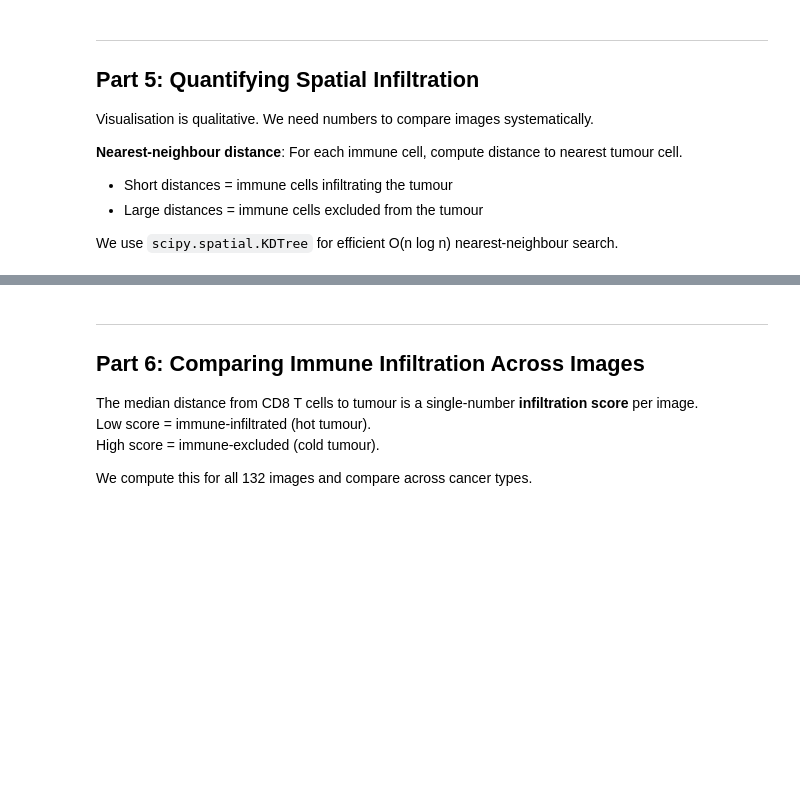
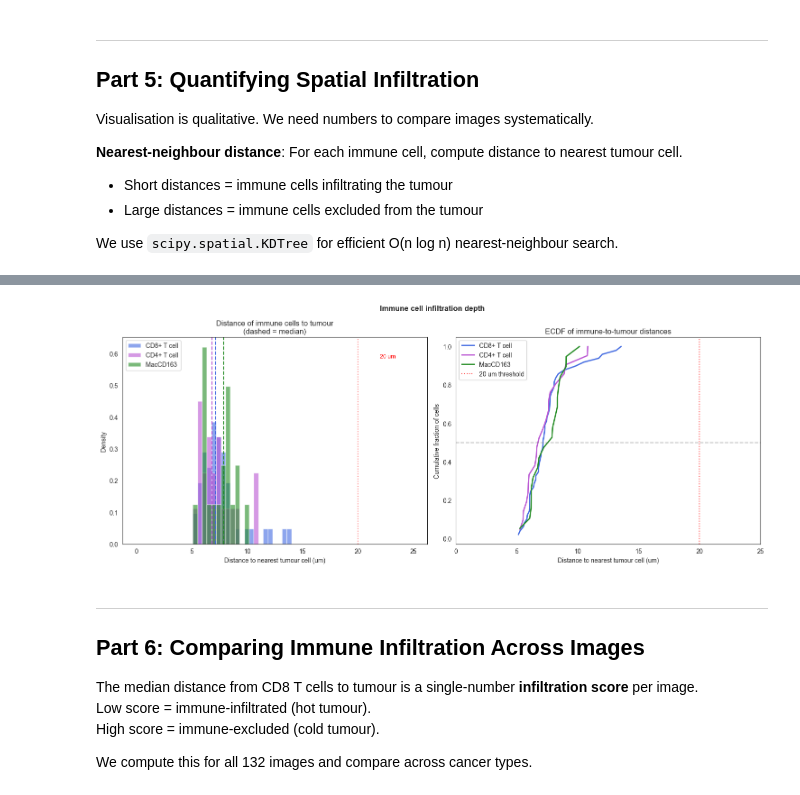
Before and after one commit to storaged/UW-SysBiol-Project3, a Jupyter notebook: Tutorial_2_Spatial_Visualization.ipynb, the cells around one changed output, grey strips where cells are left out. Cells and saved outputs as stored; diff of their text form; code cells hidden in the pictures; blank space fills up the shorter version.

```diff
--- a/Tutorial_2_Spatial_Visualization.ipynb
+++ b/Tutorial_2_Spatial_Visualization.ipynb
@@ -32,6 +32,28 @@ plt.rcParams['figure.dpi'] = 100
 sns.set_style('white')
 
 DATA_PATH = 'data/train_adata.h5ad'
+# %%
+import json
+
+# ── Load curated high-diversity samples (selected by analyze_sample_variability.py) ──
+# These are the 3 most compositionally diverse (non-tumor-dominated) images
+# per cancer indication, ranked by: Shannon entropy × immune infiltration score.
+with open('data/diverse_samples_per_indication.json') as f:
+    diverse_samples = json.load(f)
+
+# Flat list of all 15 samples for quick iteration
+diverse_sample_list = [
+    entry for ind_entries in diverse_samples.values() for entry in ind_entries
+]
+
+print("Curated diverse samples loaded:")
+print(f"{'Ind':<6} {'Rank':<5} {'Tumor':>6} {'Entropy':>8} {'Composite':>10}  Top cell types")
+print("-" * 85)
+for entry in diverse_sample_list:
+    ind = next(k for k, v in diverse_samples.items() if entry in v)
+    top = "  ".join(f"{ct}:{p:.0%}" for ct, p in list(entry['top_celltypes'].items())[:3])
+    print(f"{ind:<6} #{entry['rank']:<4} {entry['tumor_prop']:>6.1%} {entry['shannon_entropy']:>8.3f} "
+          f"{entry['composite_score']:>10.3f}  {top}")
 # %% [markdown]
 ---
 ## Part 1: Loading Data and Setting Up Spatial Coordinates
@@ -349,7 +463,7 @@ for name, dist in [('CD8', dist_cd8), ('CD4', dist_cd4), ('MacCD163', dist_mac)]
 # %%
 fig, axes = plt.subplots(1, 2, figsize=(15, 6))
 
-bins = np.linspace(0, 200, 60)
+bins = np.linspace(0, 25, 60)
 dist_data = [
     (dist_cd8, 'CD8+ T cell', 'royalblue'),
     (dist_cd4, 'CD4+ T cell', 'mediumorchid'),
@@ -357,34 +471,36 @@ dist_data = [
 ]
 
 # Histogram
 for dist, label, color in dist_data:
     if len(dist) > 0:
         axes[0].hist(dist, bins=bins, alpha=0.6, label=label, color=color, density=True)
         axes[0].axvline(np.median(dist), color=color, linestyle='--', linewidth=1.5)
 axes[0].set_xlabel('Distance to nearest tumour cell (um)')
 axes[0].set_ylabel('Density')
 axes[0].set_title('Distance of immune cells to tumour\n(dashed = median)')
 axes[0].legend()
 axes[0].axvline(x=20, color='red', linestyle=':', alpha=0.5)
 axes[0].text(22, axes[0].get_ylim()[1]*0.9, '20 um', color='red', fontsize=9)
 
 # ECDF (cumulative distribution)
 for dist, label, color in dist_data:
     if len(dist) > 0:
         sorted_dist = np.sort(dist)
         ecdf = np.arange(1, len(sorted_dist)+1) / len(sorted_dist)
         axes[1].plot(sorted_dist, ecdf, label=label, color=color, linewidth=2)
 axes[1].axvline(x=20, color='red', linestyle=':', alpha=0.7, label='20 um threshold')
 axes[1].axhline(y=0.5, color='grey', linestyle='--', alpha=0.5)
 axes[1].set_xlabel('Distance to nearest tumour cell (um)')
 axes[1].set_ylabel('Cumulative fraction of cells')
 axes[1].set_title('ECDF of immune-to-tumour distances')
 axes[1].legend()
-axes[1].set_xlim(0, 200)
+axes[1].set_xlim(0, 25)
 
 plt.suptitle('Immune cell infiltration depth', fontsize=12, fontweight='bold')
 plt.tight_layout()
 plt.show()
+# %% [output]
+[figure, added]
 # %% [markdown]
 ---
 ## Part 6: Comparing Immune Infiltration Across Images
```
Also changed, not shown: parts of 14 cells of this notebook, 3 other files.
